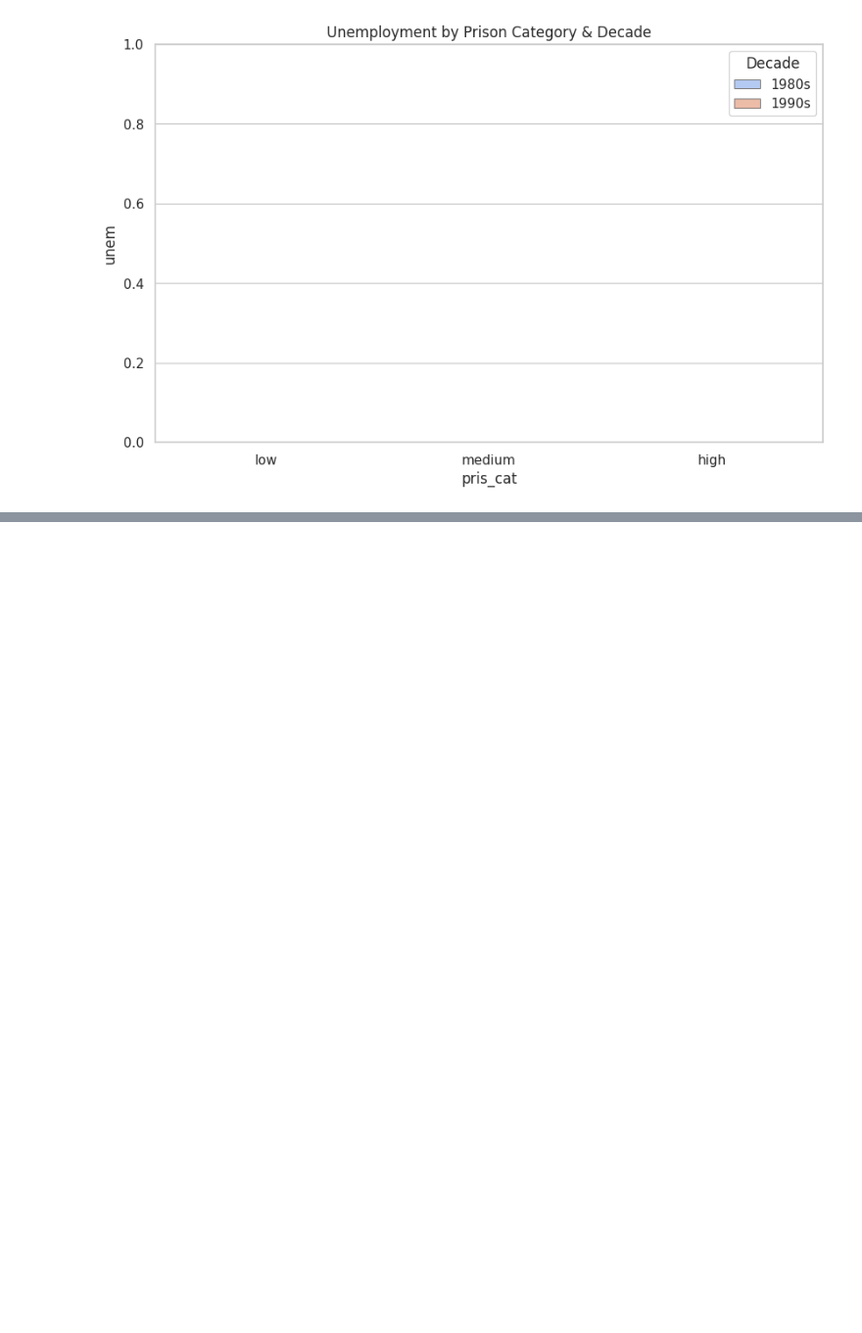
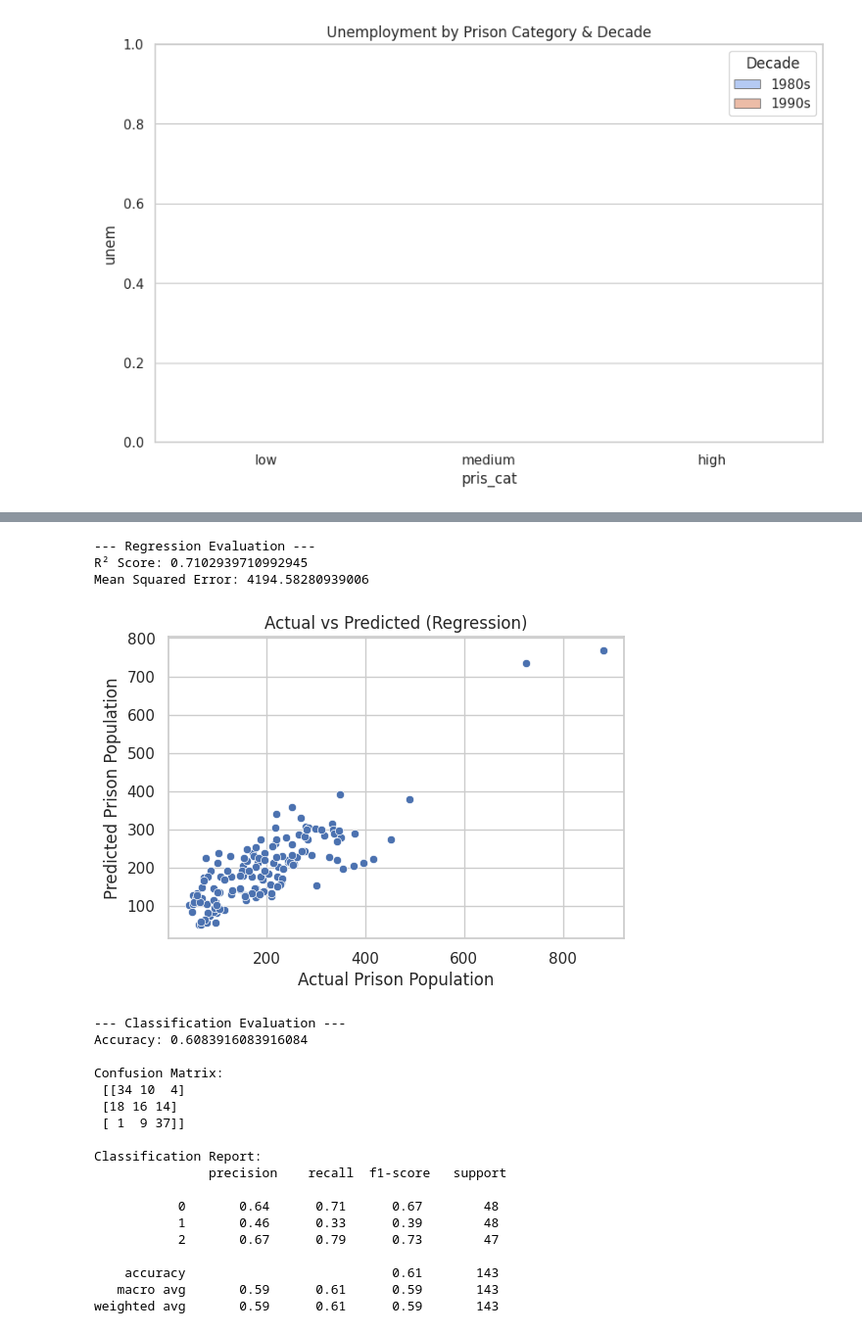
Before and after one commit to sivalinga438/EDA_project, a Jupyter notebook: 22BDS0339.ipynb, the cells around one changed output, grey strips where cells are left out. Shown at 98% size. Cells and saved outputs as stored; diff of their text form; code cells hidden in the pictures; blank space fills up the shorter version.

```diff
--- a/22BDS0339.ipynb
+++ b/22BDS0339.ipynb
@@ -427,0 +465,77 @@ Name: count, dtype: int64
+# %%
+# Model Building
+
+# ----Regression model ----
+# Predicting 'pris' (Prison population) based on other numeric features
+features = ['unem','black','incpc','polpc']
+target = 'pris'
+
+X = df[features]
+y = df[target]
+
+# Train-Test Split
+X_train, X_test, y_train, y_test = train_test_split(X, y, test_size=0.2, random_state=42)
+
+# Linear Regression
+reg = LinearRegression()
+reg.fit(X_train, y_train)
+
+# Predictions
+y_pred = reg.predict(X_test)
+# %%
+#Model Evaluation (Regression)
+print("\n--- Regression Evaluation ---")
+print("R² Score:", r2_score(y_test, y_pred))
+print("Mean Squared Error:", mean_squared_error(y_test, y_pred))
+
+plt.figure(figsize=(6,4))
+sns.scatterplot(x=y_test, y=y_pred)
+plt.xlabel("Actual Prison Population")
+plt.ylabel("Predicted Prison Population")
+plt.title("Actual vs Predicted (Regression)")
+plt.show()
+
+# ----  Classification model ----
+X = df[['unem','black','incpc','polpc']]
+y = df['pris_cat']
+
+# Encode target for classification
+y = y.astype('category').cat.codes
+
+# Split data
+X_train, X_test, y_train, y_test = train_test_split(X, y, test_size=0.2, random_state=42)
+
+# Logistic Regression (Classification)
+clf = LogisticRegression(max_iter=1000)
+clf.fit(X_train, y_train)
+
+y_pred = clf.predict(X_test)
+
+# Evaluation
+print("\n--- Classification Evaluation ---")
+print("Accuracy:", accuracy_score(y_test, y_pred))
+print("\nConfusion Matrix:\n", confusion_matrix(y_test, y_pred))
+print("\nClassification Report:\n", classification_report(y_test, y_pred))
+# %% [output]
+--- Regression Evaluation ---
+R² Score: 0.7102939710992945
+Mean Squared Error: 4194.58280939006
+[figure, added]
+--- Classification Evaluation ---
+Accuracy: 0.6083916083916084
+
+Confusion Matrix:
+ [[34 10  4]
+ [18 16 14]
+ [ 1  9 37]]
+
+Classification Report:
+               precision    recall  f1-score   support
+
+           0       0.64      0.71      0.67        48
+           1       0.46      0.33      0.39        48
+           2       0.67      0.79      0.73        47
+
+    accuracy                           0.61       143
+   macro avg       0.59      0.61      0.59       143
+weighted avg       0.59      0.61      0.59       143
```
Also changed, not shown: parts of 6 cells of this notebook.
